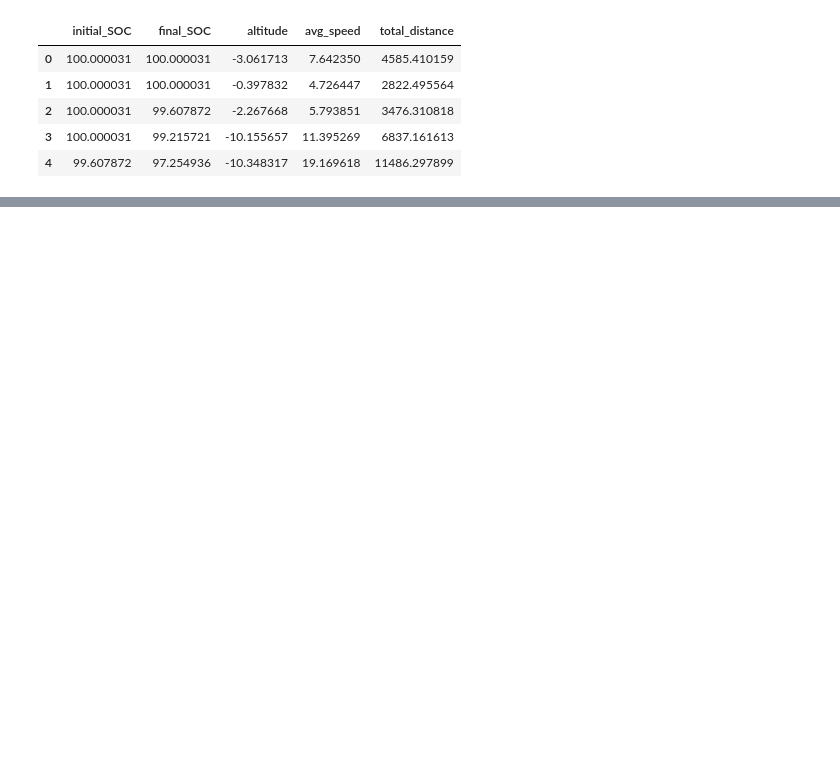
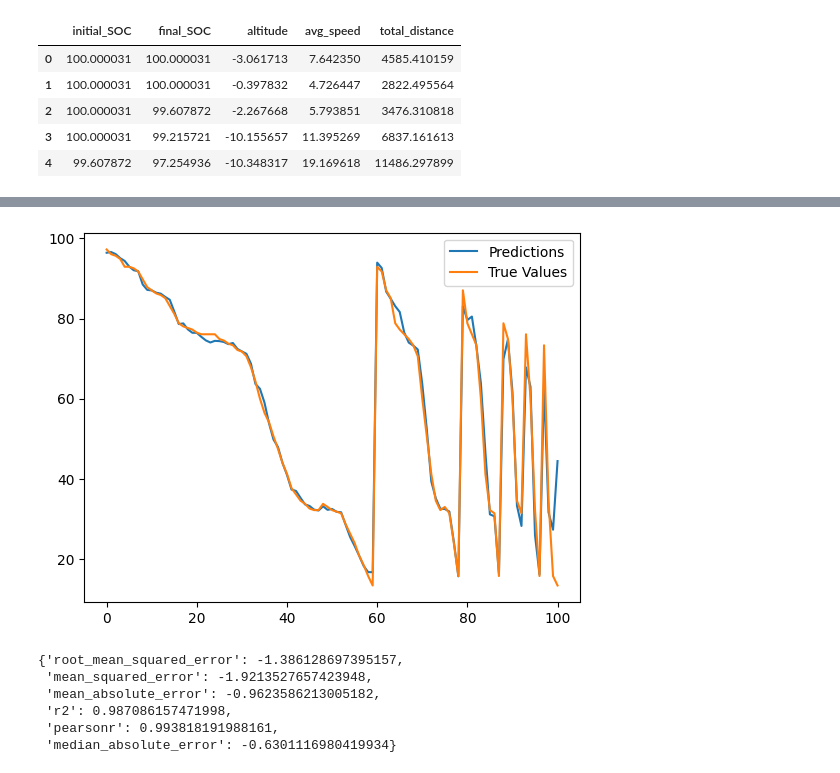
Before and after one commit to kylrw/Range-Estimation-MARC, a Jupyter notebook: autogluon_range.ipynb, the cells around one changed output, grey strips where cells are left out. Cells and saved outputs as stored; diff of their text form; code cells hidden in the pictures; blank space fills up the shorter version.

Commit message:
new range csv

```diff
--- a/autogluon_range.ipynb
+++ b/autogluon_range.ipynb
@@ -104,0 +78,3 @@ df.to_csv('Data/phil_rangedata_predictions.csv', index=False)
+# %%
+test_data1 = TabularDataset(f'Data/phil_rangedata_test1.csv')
+y_pred1 = predictor.predict(test_data1.drop(columns=[label]))
@@ -104,0 +90,21 @@ df.to_csv('Data/phil_rangedata_predictions.csv', index=False)
+# %%
+#plot the predicted vs true values for test data1
+plt.plot(y_pred1, label="Predictions")
+plt.plot(test_data1[label], label="True Values")
+plt.legend()
+plt.show()
+# %% [output]
+[figure, added]
+# %%
+#test test data 2
+test_data2 = TabularDataset(f'Data/phil_rangedata_test2.csv')
+y_pred2 = predictor.predict(test_data2.drop(columns=[label]))
+
+predictor.evaluate(test_data2, silent=True)
+# %% [output]
+{'root_mean_squared_error': -1.386128697395157,
+ 'mean_squared_error': -1.9213527657423948,
+ 'mean_absolute_error': -0.9623586213005182,
+ 'r2': 0.987086157471998,
+ 'pearsonr': 0.993818191988161,
+ 'median_absolute_error': -0.6301116980419934}
```
Also changed, not shown: parts of 11 cells of this notebook, 9 other files.
